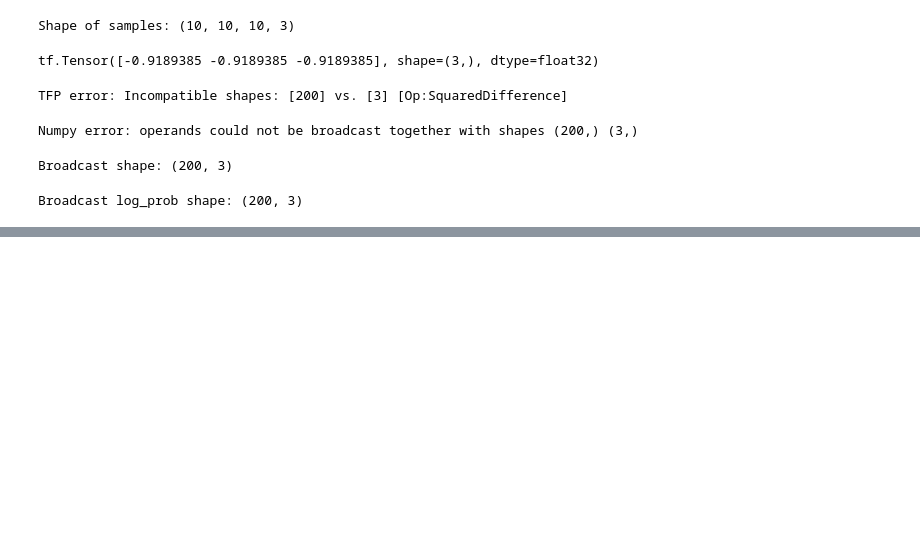
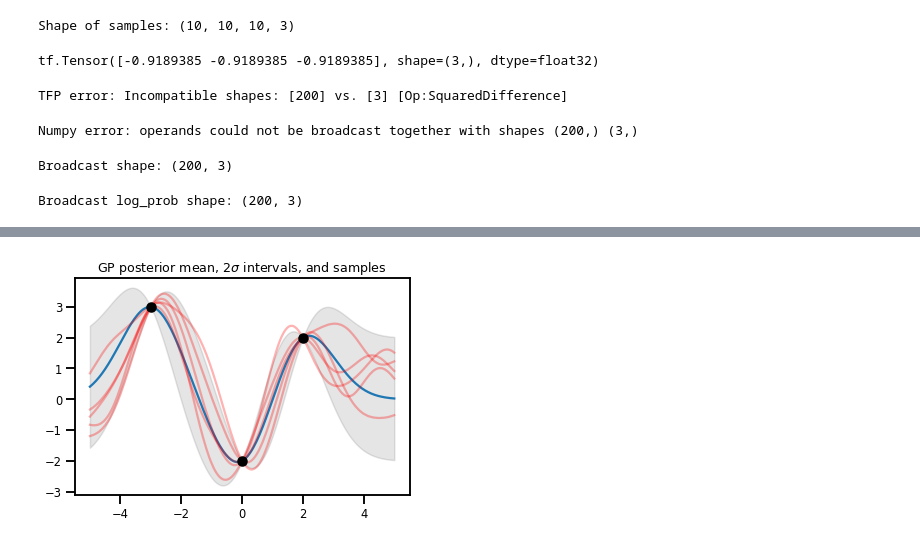
Before and after one commit to ghPRao/tensorflow_probability, a Jupyter notebook: notebooks/tensor_probability.ipynb, the cells around one changed output, grey strips where cells are left out. Cells and saved outputs as stored; diff of their text form; code cells hidden in the pictures; blank space fills up the shorter version.

```diff
--- a/notebooks/tensor_probability.ipynb
+++ b/notebooks/tensor_probability.ipynb
@@ -214,0 +286,17 @@ Broadcast log_prob shape: (200, 3)
+# %%
+# Take some observed data as below
+obs_x =[[-3.], [0.], [2.]] # Shape 3x1 ( 3 1-D vectors)
+obs_y = [3., -2., 2.] # Shape 3 ( 3 scalars)
+
+gprm = tfd.GaussianProcessRegressionModel( kernel, xs, obs_x, obs_y)
+# %%
+upper, lower = gprm.mean() + [2 * gprm.stddev(), -2 * gprm.stddev()]
+plt.plot(xs, gprm.mean())
+plt.fill_between(xs[..., 0], upper, lower, color='k', alpha=.1)
+for _ in range(5):
+  plt.plot(xs, gprm.sample(), c='r', alpha=.3)
+plt.scatter(obs_x, obs_y, c='k', zorder=3)
+plt.title(r"GP posterior mean, $2\sigma$ intervals, and samples")
+plt.show()
+# %% [output]
+[figure, added]
```
Also changed, not shown: parts of 28 cells of this notebook.
